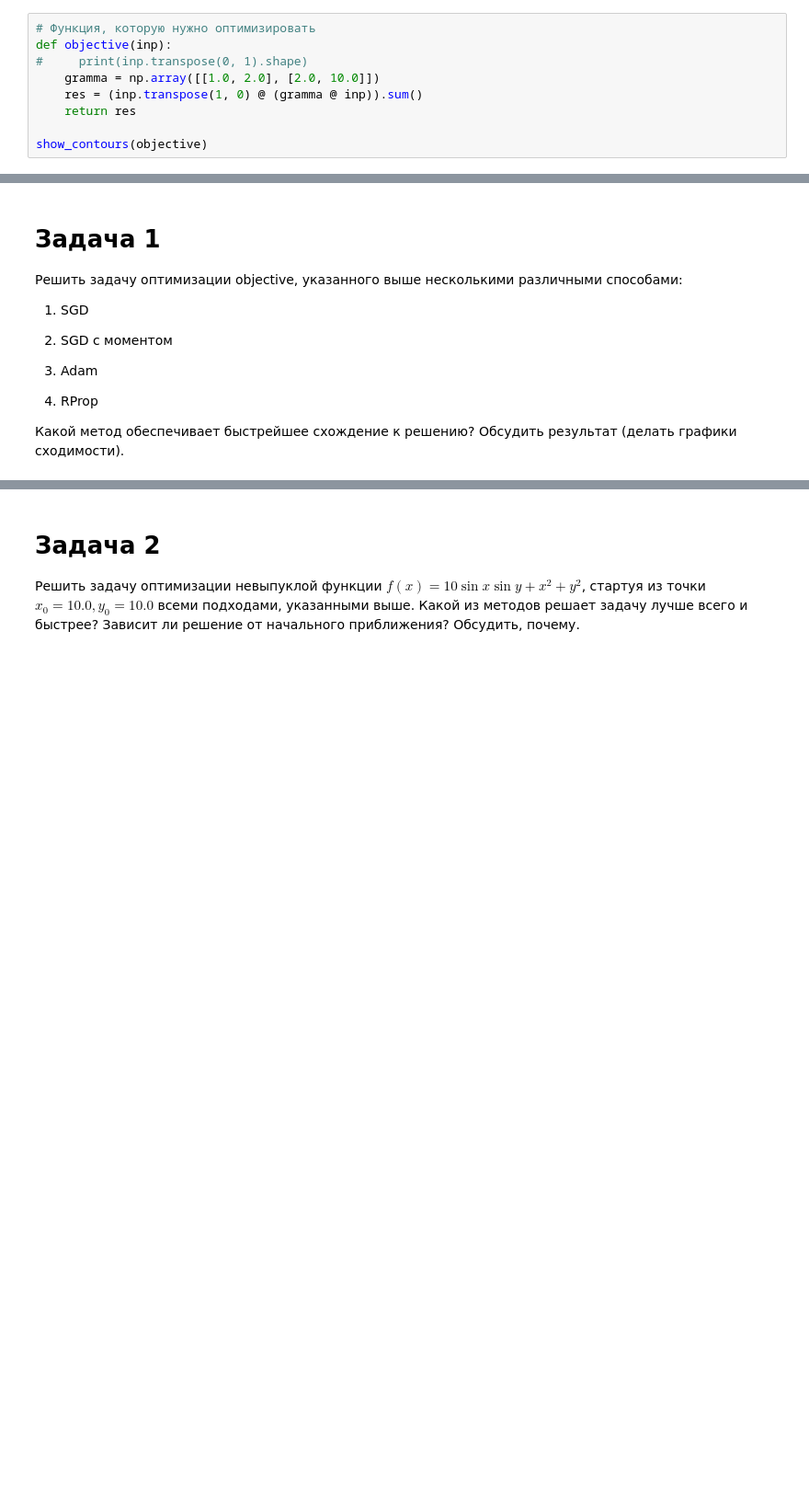
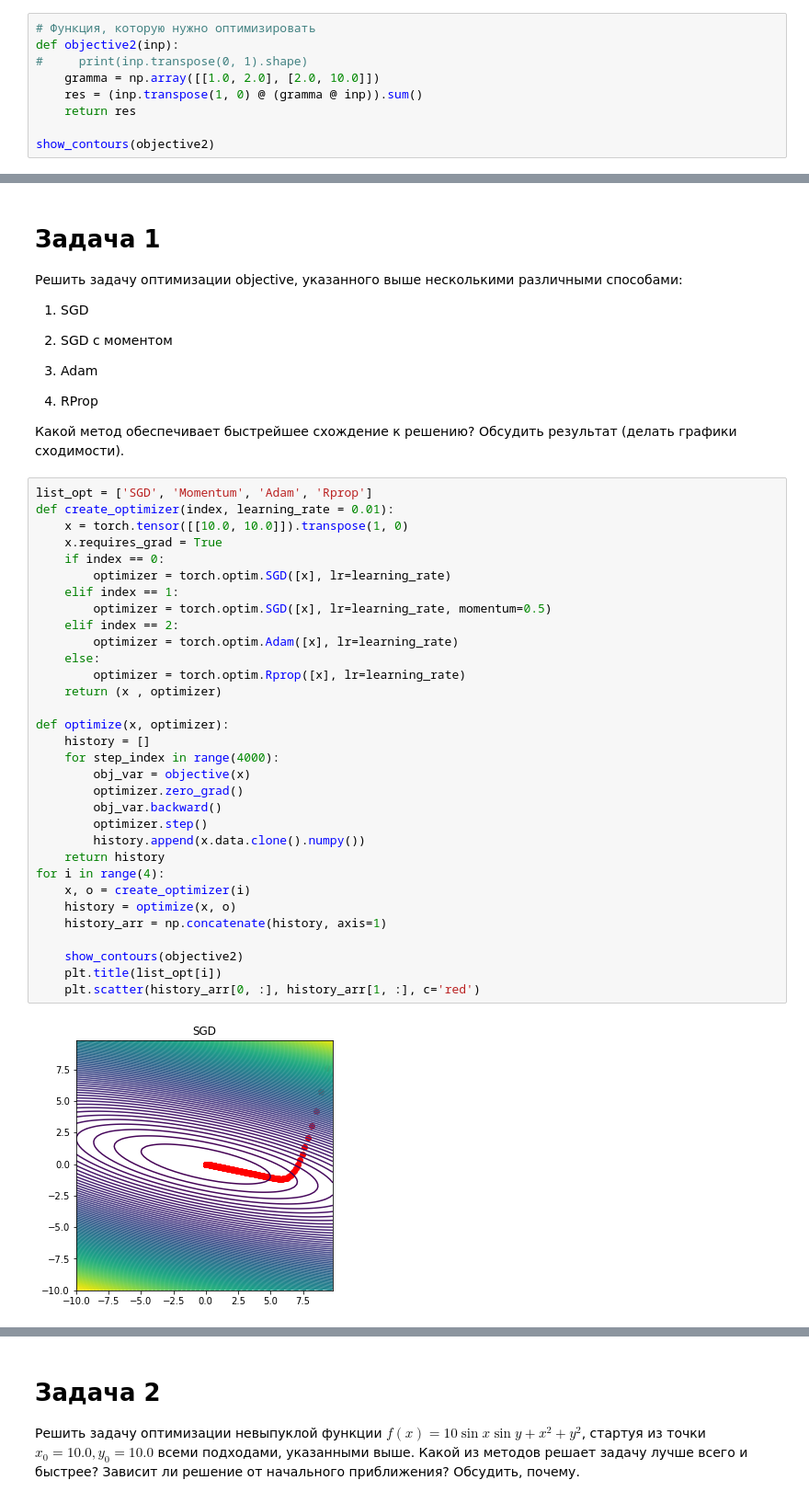
Before and after one commit to MarQuisCheshire/samsungJupyterNotebooks, a Jupyter notebook: Lesson 2 Optimization package.ipynb, the cells around one changed output, grey strips where cells are left out. Shown at 92% size. Saved outputs shown, nothing was run; the diff lists cells and outputs as text; blank space fills up the shorter version.

```diff
--- a/Lesson 2 Optimization package.ipynb
+++ b/Lesson 2 Optimization package.ipynb
@@ -78,13 +78,13 @@ plt.semilogy(error_hist);
 [figure]
 # %%
 # Функция, которую нужно оптимизировать
-def objective(inp):
+def objective2(inp):
 #     print(inp.transpose(0, 1).shape)
     gramma = np.array([[1.0, 2.0], [2.0, 10.0]])
     res = (inp.transpose(1, 0) @ (gramma @ inp)).sum()
     return res
 
-show_contours(objective)
+show_contours(objective2)
 # %% [output]
 [figure]
 # %%
@@ -106,3 +106,37 @@ def objective(inp):
 4) RProp
 
 Какой метод обеспечивает быстрейшее схождение к решению? Обсудить результат (делать графики сходимости).
+# %%
+list_opt = ['SGD', 'Momentum', 'Adam', 'Rprop']
+def create_optimizer(index, learning_rate = 0.01):
+    x = torch.tensor([[10.0, 10.0]]).transpose(1, 0)
+    x.requires_grad = True
+    if index == 0:
+        optimizer = torch.optim.SGD([x], lr=learning_rate)
+    elif index == 1:
+        optimizer = torch.optim.SGD([x], lr=learning_rate, momentum=0.5)
+    elif index == 2:
+        optimizer = torch.optim.Adam([x], lr=learning_rate)
+    else:
+        optimizer = torch.optim.Rprop([x], lr=learning_rate)
+    return (x , optimizer)
+
+def optimize(x, optimizer):
+    history = []
+    for step_index in range(4000):
+        obj_var = objective(x)
+        optimizer.zero_grad()
+        obj_var.backward()
+        optimizer.step()
+        history.append(x.data.clone().numpy())
+    return history
+for i in range(4):
+    x, o = create_optimizer(i)
+    history = optimize(x, o)
+    history_arr = np.concatenate(history, axis=1)
+
+    show_contours(objective2)
+    plt.title(list_opt[i])
+    plt.scatter(history_arr[0, :], history_arr[1, :], c='red')
+# %% [output]
+[figure, added]
```
Also changed, not shown: parts of 3 cells of this notebook.
